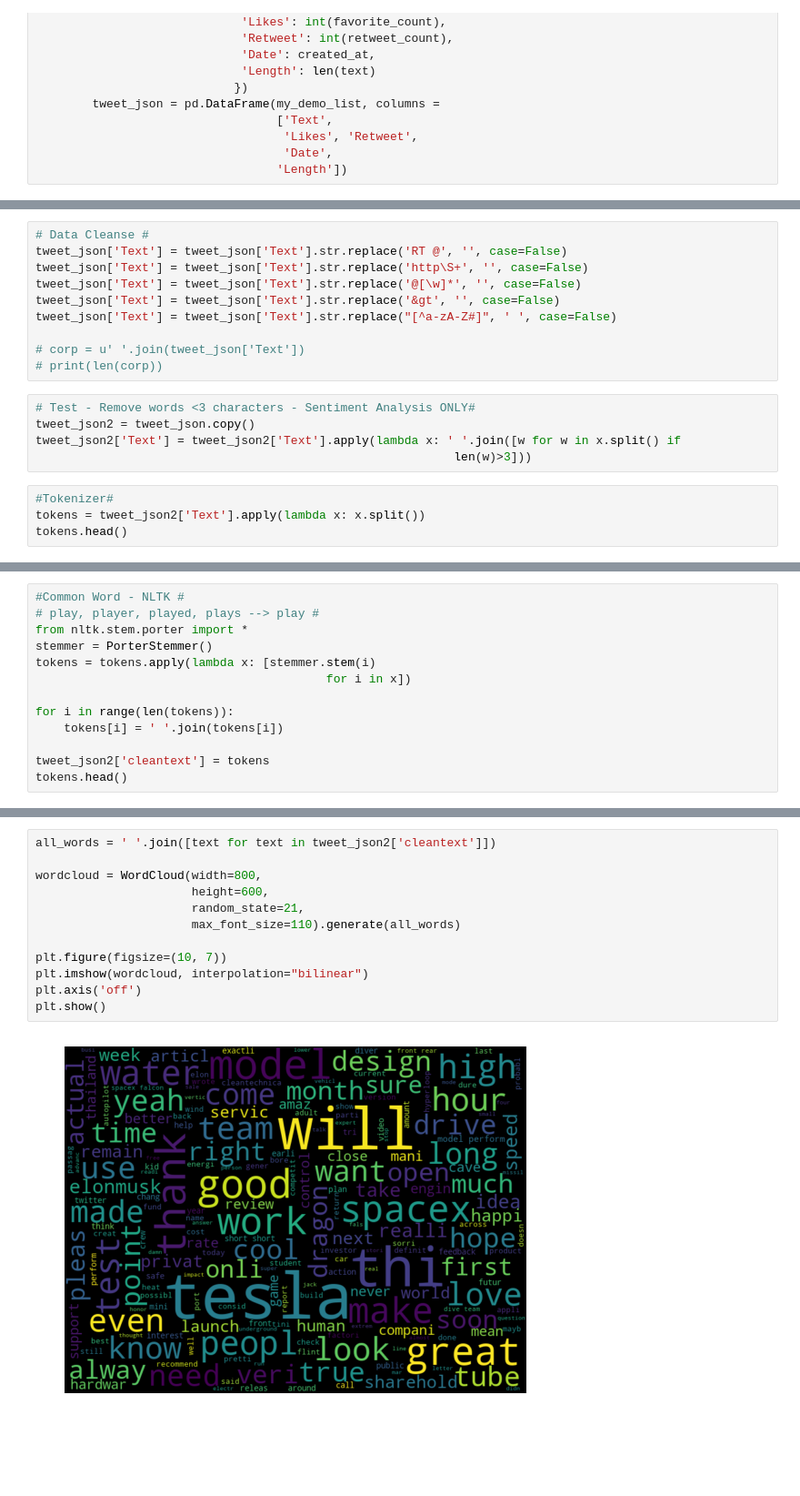
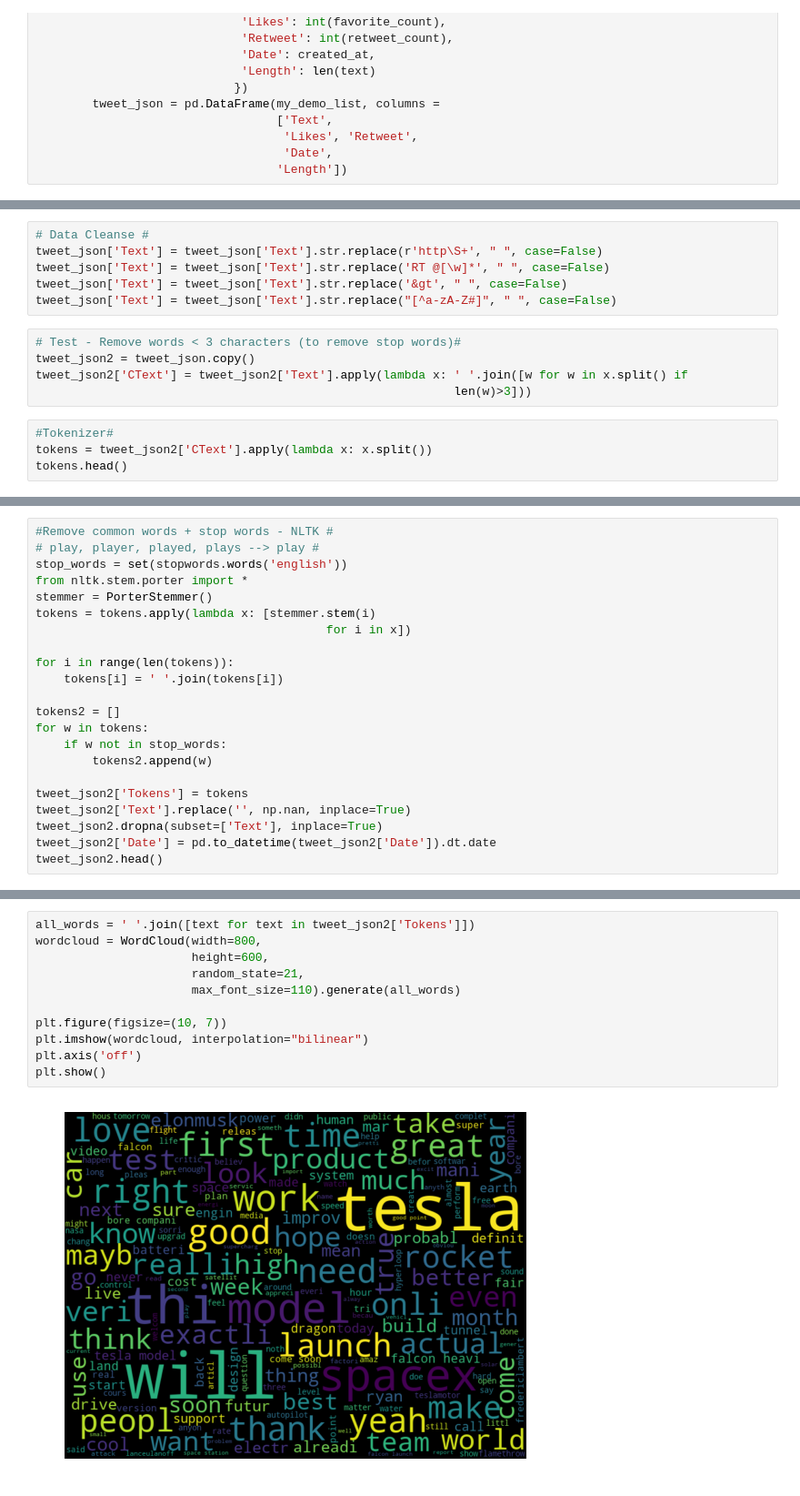
Before and after one commit to kapatel123/TwitterAPI-SentimentAnalysis, a Jupyter notebook: LSTMTwitterAPI.ipynb, the cells around one changed output, grey strips where cells are left out. Shown: that part at 91% size. Cells and saved outputs as stored; diff of their text form; blank space fills up the shorter version.

```diff
--- a/LSTMTwitterAPI.ipynb
+++ b/LSTMTwitterAPI.ipynb
@@ -132,20 +94,16 @@ print(tweet_json.head(10))
 # %%
 # Data Cleanse #
-tweet_json['Text'] = tweet_json['Text'].str.replace('RT @', '', case=False)
-tweet_json['Text'] = tweet_json['Text'].str.replace('http\S+', '', case=False)
-tweet_json['Text'] = tweet_json['Text'].str.replace('@[\w]*', '', case=False)
-tweet_json['Text'] = tweet_json['Text'].str.replace('&gt', '', case=False)
-tweet_json['Text'] = tweet_json['Text'].str.replace("[^a-zA-Z#]", ' ', case=False)
-
-# corp = u' '.join(tweet_json['Text'])
-# print(len(corp))
+tweet_json['Text'] = tweet_json['Text'].str.replace(r'http\S+', " ", case=False)
+tweet_json['Text'] = tweet_json['Text'].str.replace('RT @[\w]*', " ", case=False)
+tweet_json['Text'] = tweet_json['Text'].str.replace('&gt', " ", case=False)
+tweet_json['Text'] = tweet_json['Text'].str.replace("[^a-zA-Z#]", " ", case=False)
 # %%
-# Test - Remove words <3 characters - Sentiment Analysis ONLY#
+# Test - Remove words < 3 characters (to remove stop words)#
 tweet_json2 = tweet_json.copy()
-tweet_json2['Text'] = tweet_json2['Text'].apply(lambda x: ' '.join([w for w in x.split() if
+tweet_json2['CText'] = tweet_json2['Text'].apply(lambda x: ' '.join([w for w in x.split() if
                                                            len(w)>3]))
 # %%
 #Tokenizer#
-tokens = tweet_json2['Text'].apply(lambda x: x.split())
+tokens = tweet_json2['CText'].apply(lambda x: x.split())
 tokens.head()
 # %% [output]
@@ -158,6 +116,7 @@ Name: Text, dtype: object
 # %%
-#Common Word - NLTK #
+#Remove common words + stop words - NLTK #
 # play, player, played, plays --> play #
+stop_words = set(stopwords.words('english'))
 from nltk.stem.porter import *
 stemmer = PorterStemmer()
 tokens = tokens.apply(lambda x: [stemmer.stem(i)
@@ -166,5 +125,13 @@ tokens = tokens.apply(lambda x: [stemmer.stem(i)
 for i in range(len(tokens)):
     tokens[i] = ' '.join(tokens[i])
 
-tweet_json2['cleantext'] = tokens
-tokens.head()
+tokens2 = []
+for w in tokens:
+    if w not in stop_words:
+        tokens2.append(w)
+
+tweet_json2['Tokens'] = tokens
+tweet_json2['Text'].replace('', np.nan, inplace=True)
+tweet_json2.dropna(subset=['Text'], inplace=True)
+tweet_json2['Date'] = pd.to_datetime(tweet_json2['Date']).dt.date
+tweet_json2.head()
@@ -171,14 +145,13 @@ tokens.head()
 # %%
-all_words = ' '.join([text for text in tweet_json2['cleantext']])
-
+all_words = ' '.join([text for text in tweet_json2['Tokens']])
 wordcloud = WordCloud(width=800,
                       height=600,
                       random_state=21,
                       max_font_size=110).generate(all_words)
 
 plt.figure(figsize=(10, 7))
 plt.imshow(wordcloud, interpolation="bilinear")
 plt.axis('off')
 plt.show()
 # %% [output]
-[figure, old version]
+[figure, new version]
```
Also changed, not shown: parts of 24 cells of this notebook.
